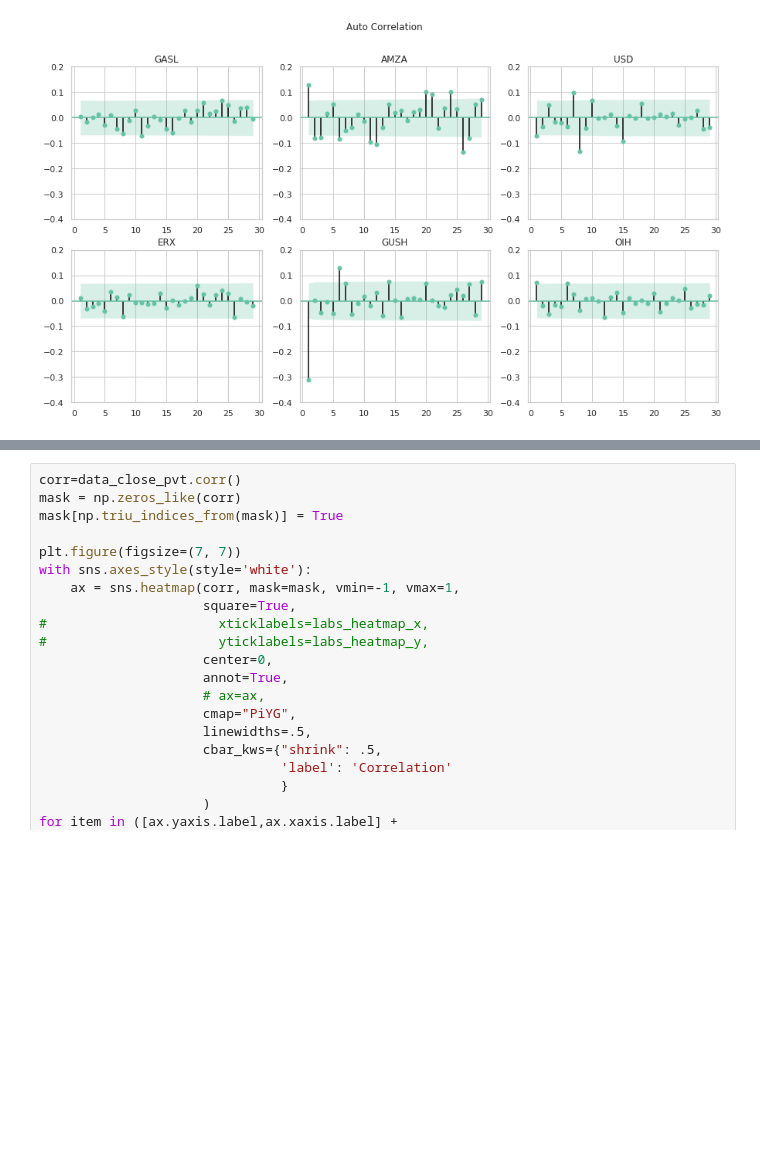
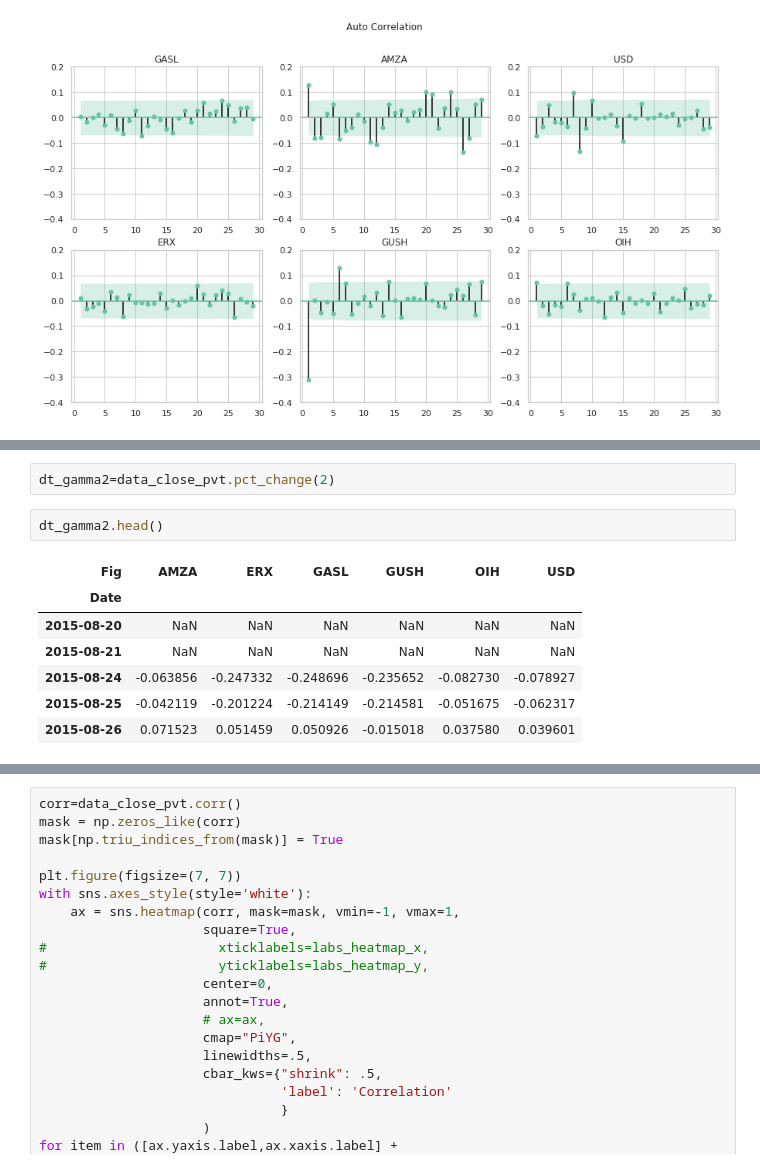
Before and after one commit to Hex-Liu/Put_Trading, a Jupyter notebook: Model.ipynb, the cells around one changed output, grey strips where cells are left out. Saved outputs shown, nothing was run; the diff lists cells and outputs as text; blank space fills up the shorter version.

```diff
--- a/Model.ipynb
+++ b/Model.ipynb
@@ -94,0 +169,12 @@ data_close_pvt.head().round(1)
+# %%
+dt_gamma2=data_close_pvt.pct_change(2)
+# %%
+dt_gamma2.head()
+# %% [output]
+| Fig | AMZA | ERX | GASL | GUSH | OIH | USD |
+| Date |  |  |  |  |  |  |
+| 2015-08-20 | NaN | NaN | NaN | NaN | NaN | NaN |
+| 2015-08-21 | NaN | NaN | NaN | NaN | NaN | NaN |
+| 2015-08-24 | -0.063856 | -0.247332 | -0.248696 | -0.235652 | -0.082730 | -0.078927 |
+| 2015-08-25 | -0.042119 | -0.201224 | -0.214149 | -0.214581 | -0.051675 | -0.062317 |
+| 2015-08-26 | 0.071523 | 0.051459 | 0.050926 | -0.015018 | 0.037580 | 0.039601 |
```
Also changed, not shown: parts of 18 cells of this notebook.
